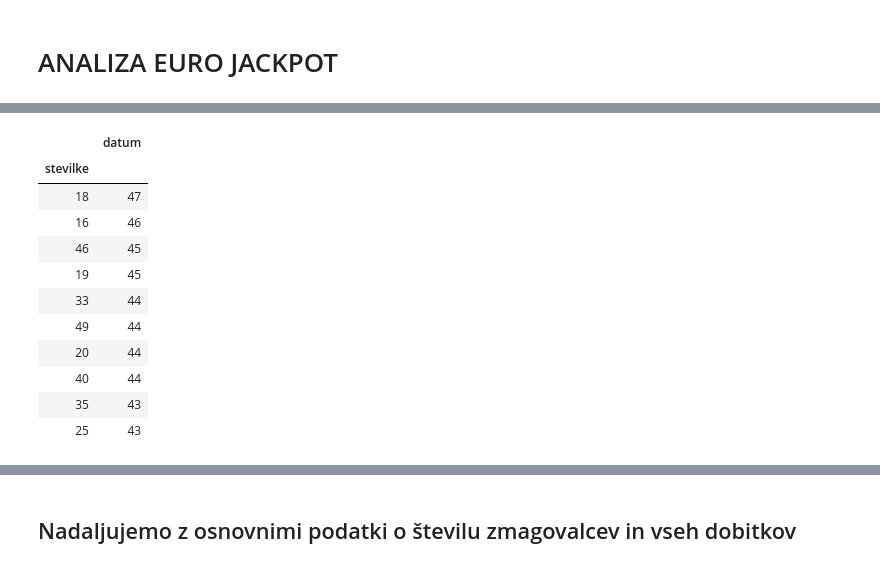
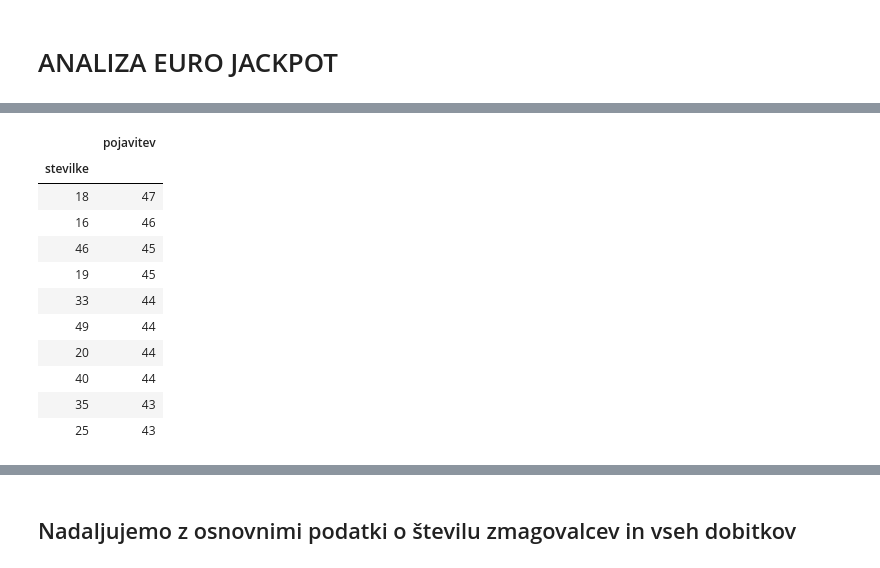
Before and after one commit to Andraz1999/Analiza_podatkov, a Jupyter notebook: Analiza_za_euro_jackpot.ipynb, the cells around one changed output, grey strips where cells are left out. Drawn from its saved outputs; the diff is of its cells as text; code cells hidden in the pictures.

```diff
--- a/Analiza_za_euro_jackpot.ipynb
+++ b/Analiza_za_euro_jackpot.ipynb
@@ -17,8 +19,10 @@ pd.options.display.max_rows = 20
 # %%
 stevilke = podatki_stevilke.groupby('stevilke').count().sort_values('datum', ascending = False).head(10)
+stevilke['pojavitev'] = stevilke['datum']
+del stevilke['datum']
 stevilke
 # %% [output]
-|  | datum |
+|  | pojavitev |
 | stevilke |  |
 | 18 | 47 |
 | 16 | 46 |
```
Also changed, not shown: parts of 22 cells of this notebook.
